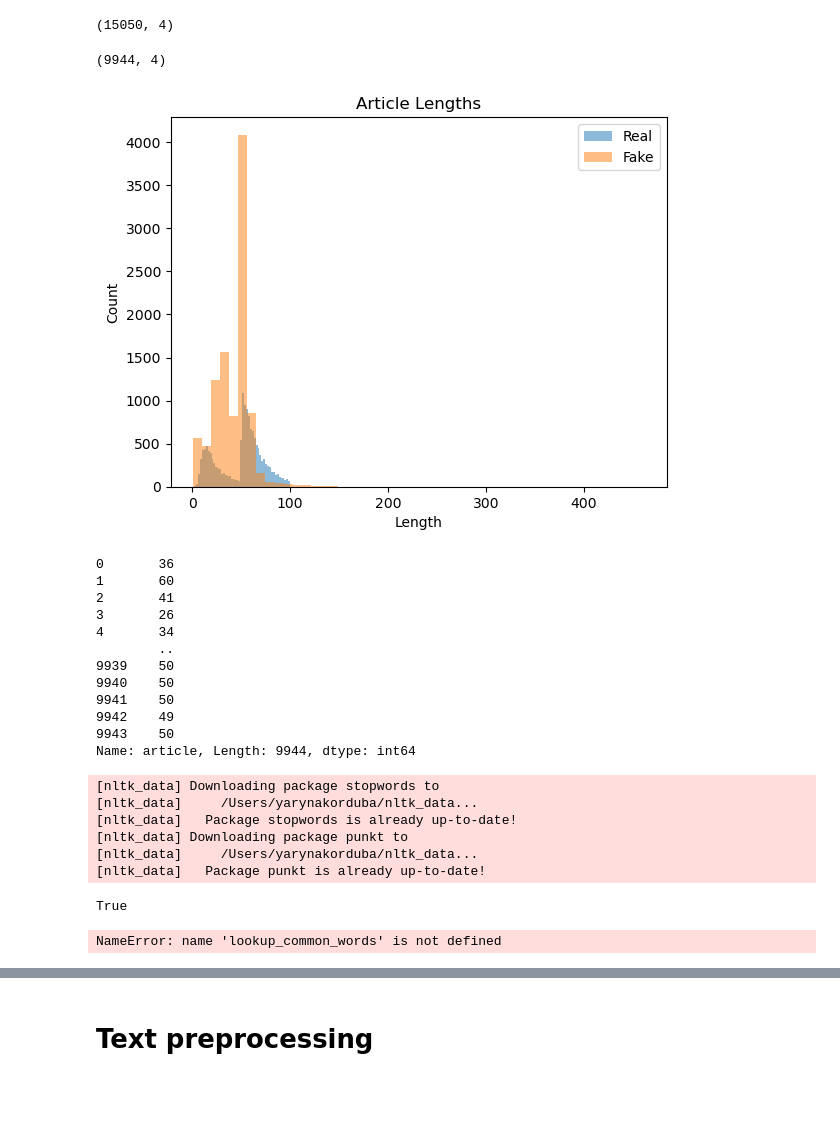
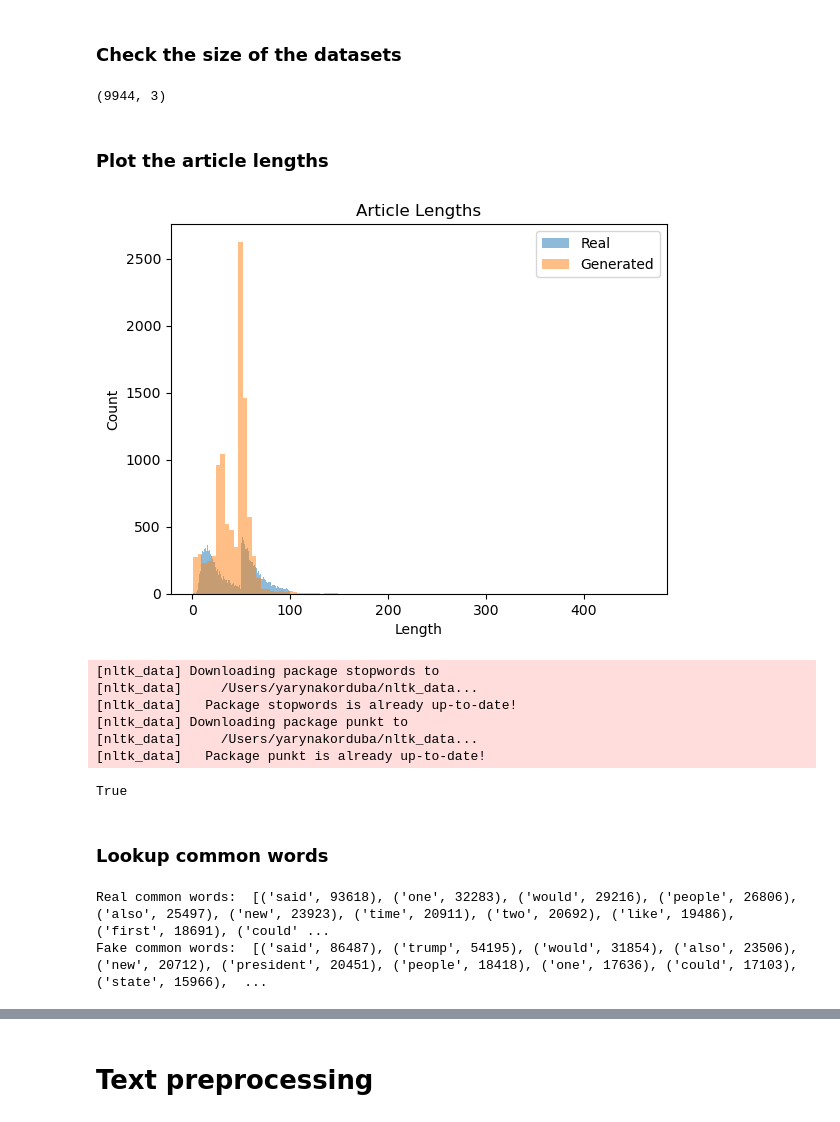
Before and after one commit to yarynakorduba/nlp, a Jupyter notebook: project/index.ipynb, the cells around one changed output, grey strips where cells are left out. Saved outputs shown, nothing was run; the diff lists cells and outputs as text; code cells hidden in the pictures; blank space fills up the shorter version.

```diff
--- a/project/index.ipynb
+++ b/project/index.ipynb
@@ -19,41 +18,27 @@ df.head()
+# %% [markdown]
+### Check the size of the datasets
 # %%
 real=df[df["labels"]==1.0]#[:100]
 real.shape
+generated=df[df["labels"]==0.0]#[:100]
+generated.shape
 # %% [output]
-(15050, 4)
+(9944, 3)
-# %%
-fake=df[df["labels"]==0.0]#[:100]
-fake.shape
-# %% [output]
-(9944, 4)
+# %% [markdown]
+### Plot the article lengths
 # %%
 real_lengths = real['article'].apply(lambda x: len(nltk.sent_tokenize(x)))
-fake_lengths = fake['article'].apply(lambda x: len(nltk.sent_tokenize(x)))
-plt.hist(real_lengths, bins=50, alpha=0.5, label='Real')
-plt.hist(fake_lengths, bins=50, alpha=0.5, label='Fake')
+generated_lengths = generated['article'].apply(lambda x: len(nltk.sent_tokenize(x)))
+plt.hist(real_lengths, bins=100, alpha=0.5, label='Real')
+plt.hist(generated_lengths, bins=100, alpha=0.5, label='Generated')
 
 plt.title('Article Lengths')
 plt.xlabel('Length')
 plt.ylabel('Count')
 plt.legend()
 plt.show()
 # %% [output]
-[figure, old version]
+[figure, new version]
-# %%
-fake_lengths
-# %% [output]
-0       36
-1       60
-2       41
-3       26
-4       34
-        ..
-9939    50
-9940    50
-9941    50
-9942    49
-9943    50
-Name: article, Length: 9944, dtype: int64
 # %%
 from collections import Counter
 #downloading stopwords and punkt
@@ -67,6 +52,8 @@ nltk.download('punkt')
 [nltk_data]     /Users/yarynakorduba/nltk_data...
 [nltk_data]   Package punkt is already up-to-date!
 True
+# %% [markdown]
+### Lookup common words
 # %%
 def lookup_common_words(articles, num_words = 20):
     words = []
@@ -76,10 +63,11 @@ def lookup_common_words(articles, num_words = 20):
     words = [word for word in words if word.isalpha() and word not in stop_words]
     word_counts = Counter(words)
     return word_counts.most_common(num_words)
+
+real_words = lookup_common_words(real['article'])
+generated_words = lookup_common_words(generated['article'])
+print("Real common words: ", real_words, real.shape)
+print("Fake common words: ", generated_words, generated.shape)
+# %% [output]
+Real common words:  [('said', 93618), ('one', 32283), ('would', 29216), ('people', 26806), ('also', 25497), ('new', 23923), ('time', 20911), ('two', 20692), ('like', 19486), ('first', 18691), ('could' ...
+Fake common words:  [('said', 86487), ('trump', 54195), ('would', 31854), ('also', 23506), ('new', 20712), ('president', 20451), ('people', 18418), ('one', 17636), ('could', 17103), ('state', 15966),  ...
-# %%
-real_words = lookup_common_words(real['article'])
-fake_words = lookup_common_words(fake['article'])
-print("Real common words: ", real_words, real.shape)
-print("Fake common words: ", fake_words, fake.shape)
-# %% [output]
-NameError: name 'lookup_common_words' is not defined
```
Also changed, not shown: parts of 45 cells of this notebook.
